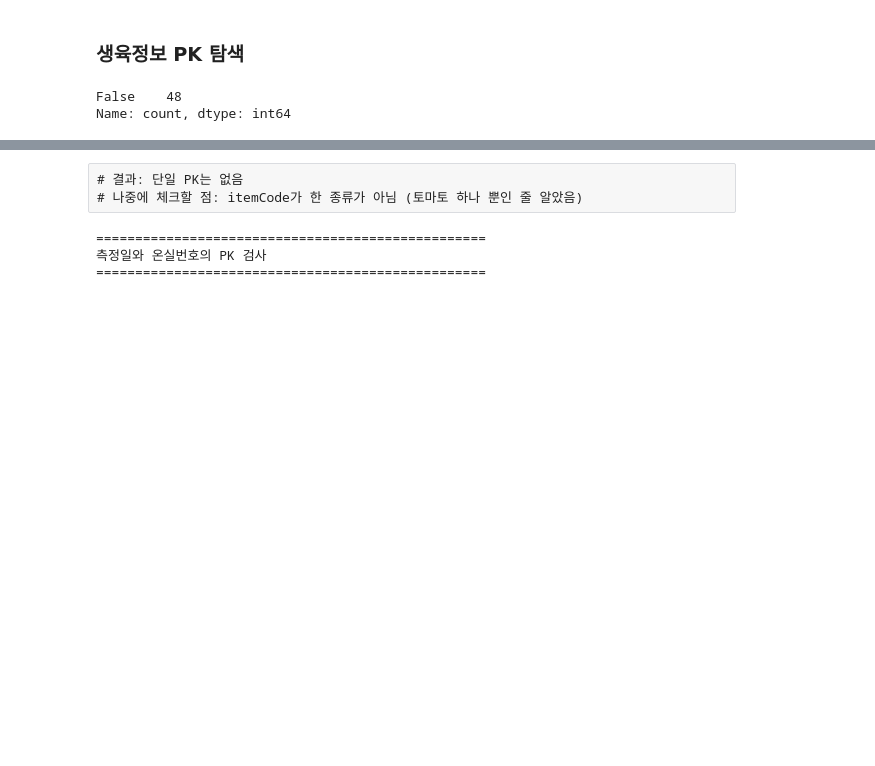
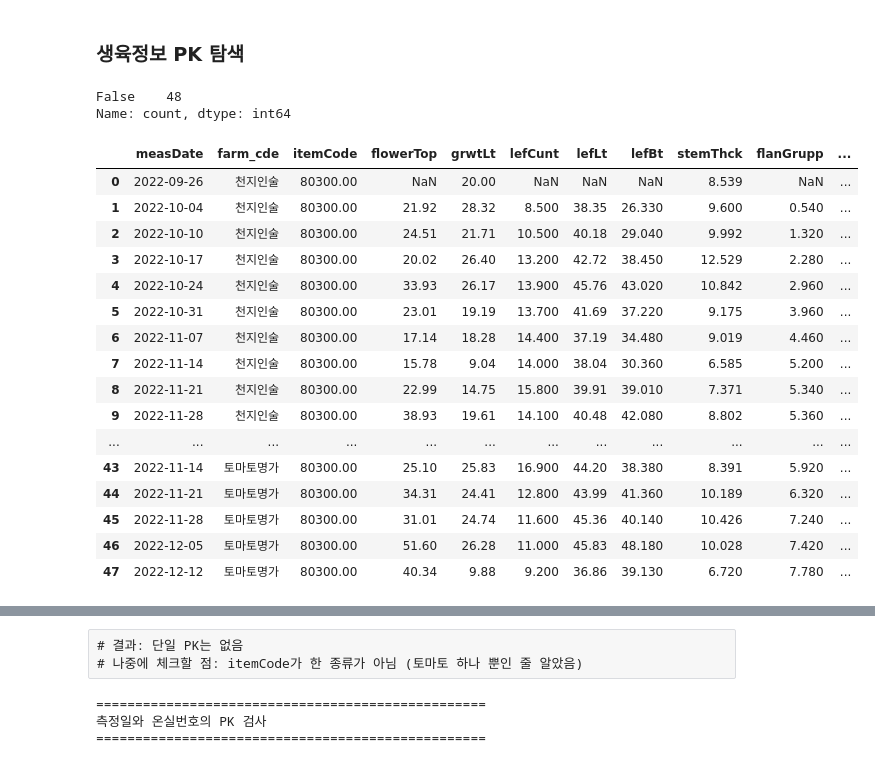
Before and after one commit to cye2020/Smart-Farm-Growth-Analytics, a Jupyter notebook: code/eda/20251031_EDA_cho.ipynb, the cells around one changed output, grey strips where cells are left out. Cells and saved outputs as stored; diff of their text form; code cells hidden in the pictures; blank space fills up the shorter version.

```diff
--- a/code/eda/20251031_EDA_cho.ipynb
+++ b/code/eda/20251031_EDA_cho.ipynb
@@ -103,5 +106,25 @@ display(growth_data.duplicated().value_counts())
 # %% [output]
 False    48
 Name: count, dtype: int64
+# %%
+growth_data
+# %% [output]
+|  | measDate | farm_cde | itemCode | flowerTop | grwtLt | lefCunt | lefLt | lefBt | stemThck | flanGrupp | ... |
+| 0 | 2022-09-26 | 천지인술 | 80300.00 | NaN | 20.00 | NaN | NaN | NaN | 8.539 | NaN | ... |
+| 1 | 2022-10-04 | 천지인술 | 80300.00 | 21.92 | 28.32 | 8.500 | 38.35 | 26.330 | 9.600 | 0.540 | ... |
+| 2 | 2022-10-10 | 천지인술 | 80300.00 | 24.51 | 21.71 | 10.500 | 40.18 | 29.040 | 9.992 | 1.320 | ... |
+| 3 | 2022-10-17 | 천지인술 | 80300.00 | 20.02 | 26.40 | 13.200 | 42.72 | 38.450 | 12.529 | 2.280 | ... |
+| 4 | 2022-10-24 | 천지인술 | 80300.00 | 33.93 | 26.17 | 13.900 | 45.76 | 43.020 | 10.842 | 2.960 | ... |
+| 5 | 2022-10-31 | 천지인술 | 80300.00 | 23.01 | 19.19 | 13.700 | 41.69 | 37.220 | 9.175 | 3.960 | ... |
+| 6 | 2022-11-07 | 천지인술 | 80300.00 | 17.14 | 18.28 | 14.400 | 37.19 | 34.480 | 9.019 | 4.460 | ... |
+| 7 | 2022-11-14 | 천지인술 | 80300.00 | 15.78 | 9.04 | 14.000 | 38.04 | 30.360 | 6.585 | 5.200 | ... |
+| 8 | 2022-11-21 | 천지인술 | 80300.00 | 22.99 | 14.75 | 15.800 | 39.91 | 39.010 | 7.371 | 5.340 | ... |
+| 9 | 2022-11-28 | 천지인술 | 80300.00 | 38.93 | 19.61 | 14.100 | 40.48 | 42.080 | 8.802 | 5.360 | ... |
+| ... | ... | ... | ... | ... | ... | ... | ... | ... | ... | ... | ... |
+| 43 | 2022-11-14 | 토마토명가 | 80300.00 | 25.10 | 25.83 | 16.900 | 44.20 | 38.380 | 8.391 | 5.920 | ... |
+| 44 | 2022-11-21 | 토마토명가 | 80300.00 | 34.31 | 24.41 | 12.800 | 43.99 | 41.360 | 10.189 | 6.320 | ... |
+| 45 | 2022-11-28 | 토마토명가 | 80300.00 | 31.01 | 24.74 | 11.600 | 45.36 | 40.140 | 10.426 | 7.240 | ... |
+| 46 | 2022-12-05 | 토마토명가 | 80300.00 | 51.60 | 26.28 | 11.000 | 45.83 | 48.180 | 10.028 | 7.420 | ... |
+| 47 | 2022-12-12 | 토마토명가 | 80300.00 | 40.34 | 9.88 | 9.200 | 36.86 | 39.130 | 6.720 | 7.780 | ... |
 # %%
 # 단일 PK 탐색
```
Also changed, not shown: parts of 37 cells of this notebook, 2 other files.
